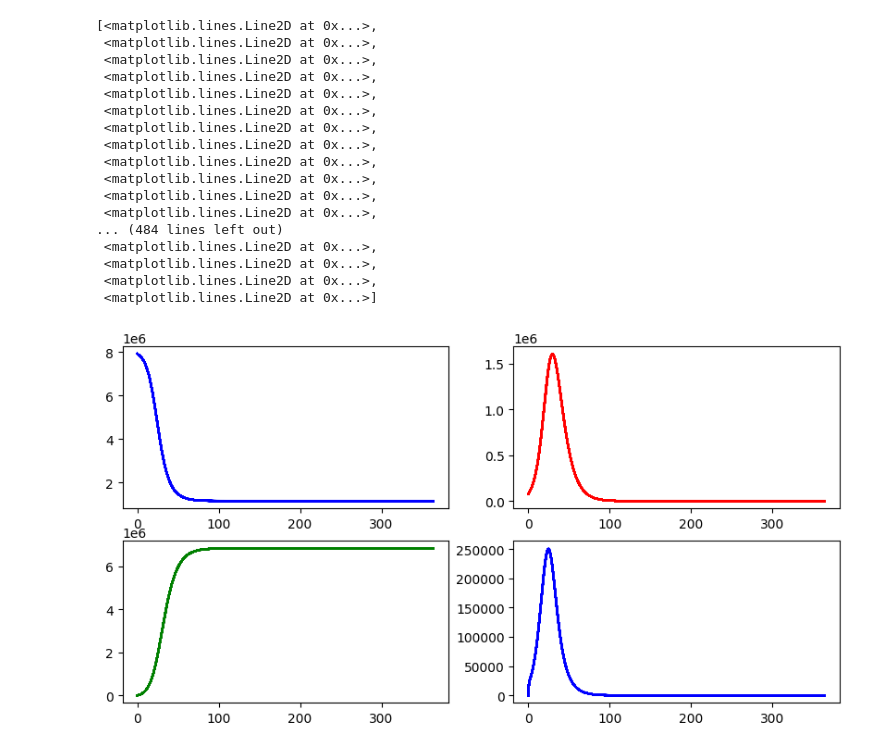
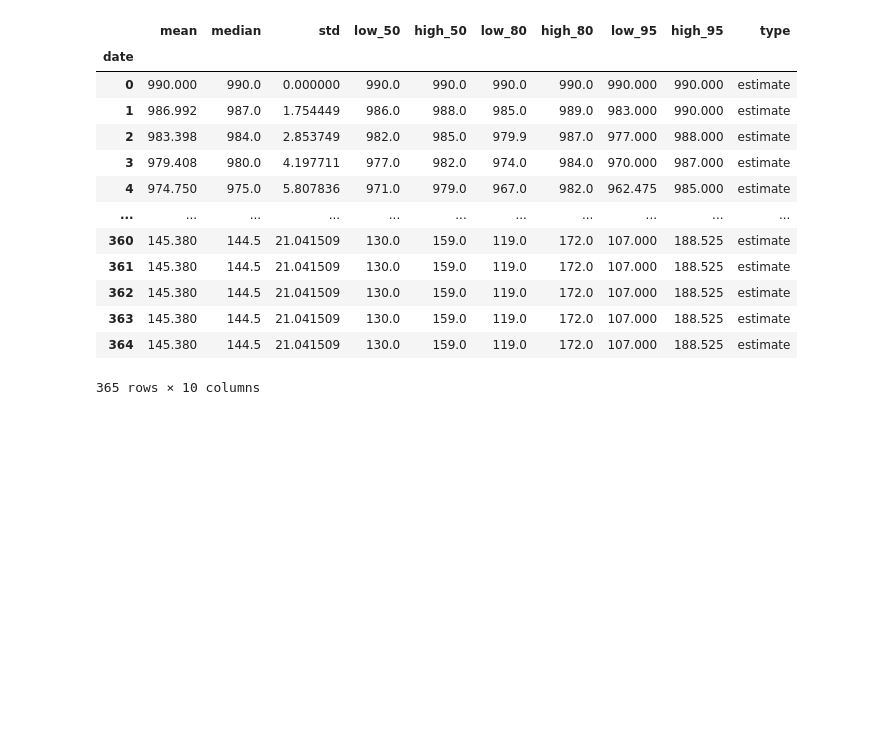
Before and after one commit to ChaosDonkey06/pompjax, a Jupyter notebook: eakf.ipynb, the cells around one changed output. Cells and saved outputs as stored; diff of their text form; code cells hidden in the pictures; blank space fills up the shorter version.

```diff
--- a/eakf.ipynb
+++ b/eakf.ipynb
@@ -78,29 +126,2 @@ for t in range(1, T):
     x     = sir(x_sim.at[:, t-1, :].get(), 1, β, γ, N)
     x_sim = x_sim.at[:, t, :].set(x)
-# %%
-import matplotlib.pyplot as plt
-
-fig, ax = plt.subplots(2, 2, figsize=(10, 5))
-ax[0, 0].plot(range(T), x_sim.at[0, :, :].get(), color='blue',  alpha=0.1)
-ax[0, 1].plot(range(T), x_sim.at[1, :, :].get(), color='red',   alpha=0.1)
-ax[1, 0].plot(range(T), x_sim.at[2, :, :].get(), color='green', alpha=0.1)
-ax[1, 1].plot(range(T), x_sim.at[3, :, :].get(), color='blue',  alpha=0.1)
-# %% [output]
-[<matplotlib.lines.Line2D at 0x...>,
- <matplotlib.lines.Line2D at 0x...>,
- <matplotlib.lines.Line2D at 0x...>,
- <matplotlib.lines.Line2D at 0x...>,
- <matplotlib.lines.Line2D at 0x...>,
- <matplotlib.lines.Line2D at 0x...>,
- <matplotlib.lines.Line2D at 0x...>,
- <matplotlib.lines.Line2D at 0x...>,
- <matplotlib.lines.Line2D at 0x...>,
- <matplotlib.lines.Line2D at 0x...>,
- <matplotlib.lines.Line2D at 0x...>,
- <matplotlib.lines.Line2D at 0x...>,
-... (484 lines left out)
- <matplotlib.lines.Line2D at 0x...>,
- <matplotlib.lines.Line2D at 0x...>,
- <matplotlib.lines.Line2D at 0x...>,
- <matplotlib.lines.Line2D at 0x...>]
-[figure, removed]
@@ -106,0 +135,17 @@ ax[1, 1].plot(range(T), x_sim.at[3, :, :].get(), color='blue',  alpha=0.1)
+# %%
+S_df
+# %% [output]
+|  | mean | median | std | low_50 | high_50 | low_80 | high_80 | low_95 | high_95 | type |
+| date |  |  |  |  |  |  |  |  |  |  |
+| 0 | 990.000 | 990.0 | 0.000000 | 990.0 | 990.0 | 990.0 | 990.0 | 990.000 | 990.000 | estimate |
+| 1 | 986.992 | 987.0 | 1.754449 | 986.0 | 988.0 | 985.0 | 989.0 | 983.000 | 990.000 | estimate |
+| 2 | 983.398 | 984.0 | 2.853749 | 982.0 | 985.0 | 979.9 | 987.0 | 977.000 | 988.000 | estimate |
+| 3 | 979.408 | 980.0 | 4.197711 | 977.0 | 982.0 | 974.0 | 984.0 | 970.000 | 987.000 | estimate |
+| 4 | 974.750 | 975.0 | 5.807836 | 971.0 | 979.0 | 967.0 | 982.0 | 962.475 | 985.000 | estimate |
+| ... | ... | ... | ... | ... | ... | ... | ... | ... | ... | ... |
+| 360 | 145.380 | 144.5 | 21.041509 | 130.0 | 159.0 | 119.0 | 172.0 | 107.000 | 188.525 | estimate |
+| 361 | 145.380 | 144.5 | 21.041509 | 130.0 | 159.0 | 119.0 | 172.0 | 107.000 | 188.525 | estimate |
+| 362 | 145.380 | 144.5 | 21.041509 | 130.0 | 159.0 | 119.0 | 172.0 | 107.000 | 188.525 | estimate |
+| 363 | 145.380 | 144.5 | 21.041509 | 130.0 | 159.0 | 119.0 | 172.0 | 107.000 | 188.525 | estimate |
+| 364 | 145.380 | 144.5 | 21.041509 | 130.0 | 159.0 | 119.0 | 172.0 | 107.000 | 188.525 | estimate |
+365 rows × 10 columns
```
Also changed, not shown: parts of 5 cells of this notebook.
